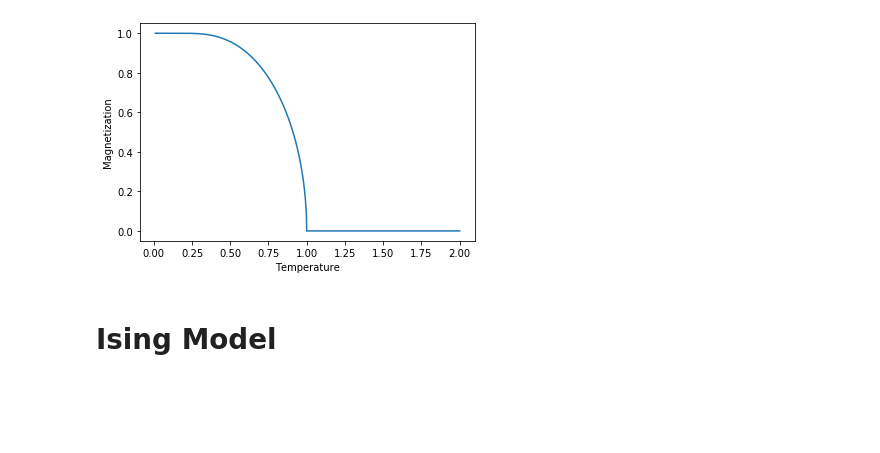
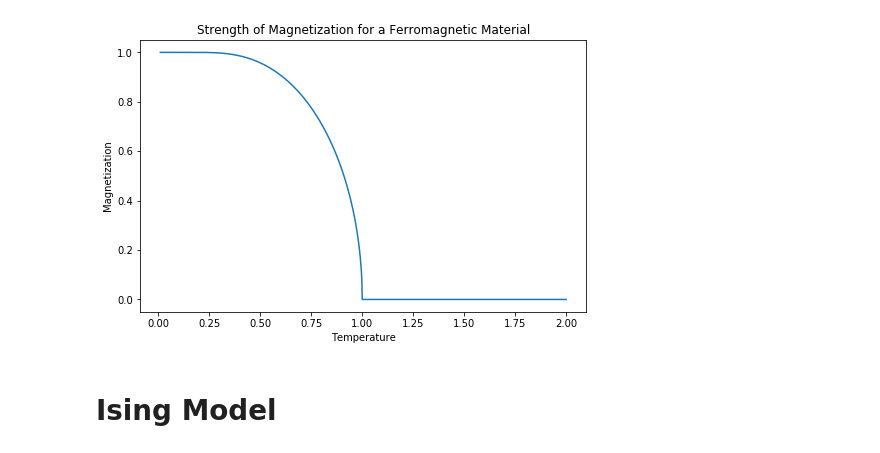
Before and after one commit to riogeist/Forging-Magnetism, a Jupyter notebook: Magnetism Exploration.ipynb, the cells around one changed output. Saved outputs shown, nothing was run; the diff lists cells and outputs as text; code cells hidden in the pictures; blank space fills up the shorter version.

```diff
--- a/Magnetism Exploration.ipynb
+++ b/Magnetism Exploration.ipynb
@@ -7,33 +7,36 @@ import matplotlib.animation as animation
 # %%
 ## Constants
 Tmax = 2.0
 points = 1000
 accuracy = 1e-6
 
 ## Set up lists for plotting
 y = []
 temp = np.linspace(0.01,Tmax,points)
 
 ## Temperature loop
 for T in temp:
     m1 = 1.0
     error = 1.0
 
     ## Loop until desired error
     while error>accuracy:
         m1,m2 = math.tanh(m1/T),m1
         error = abs((m1-m2)/(1-T*math.cosh(m2/T)**2))
 
     y.append(m1)
 
-## Plot graph
-plt.plot(temp,y)
-#py.ylim(-0.1,1.1)
-plt.xlabel("Temperature")
-plt.ylabel("Magnetization")
+##create plot
+fig,ferro = plt.subplots(nrows=1, figsize=(8, 5))
+ferro.plot(temp,y,"-")
+ferro.set_ylabel("Magnetization")
+ferro.set_xlabel("Temperature")
+ferro.set_title("Strength of Magnetization for a Ferromagnetic Material")
+
+#ferro.figure.savefig("magStrength_ferromagneticMaterial")
 plt.show()
 # %% [output]
-[figure, old version]
+[figure, new version]
 # %% [markdown]
 # Ising Model
 # %%
```
Also changed, not shown: parts of 2 cells of this notebook, 6 other files.
